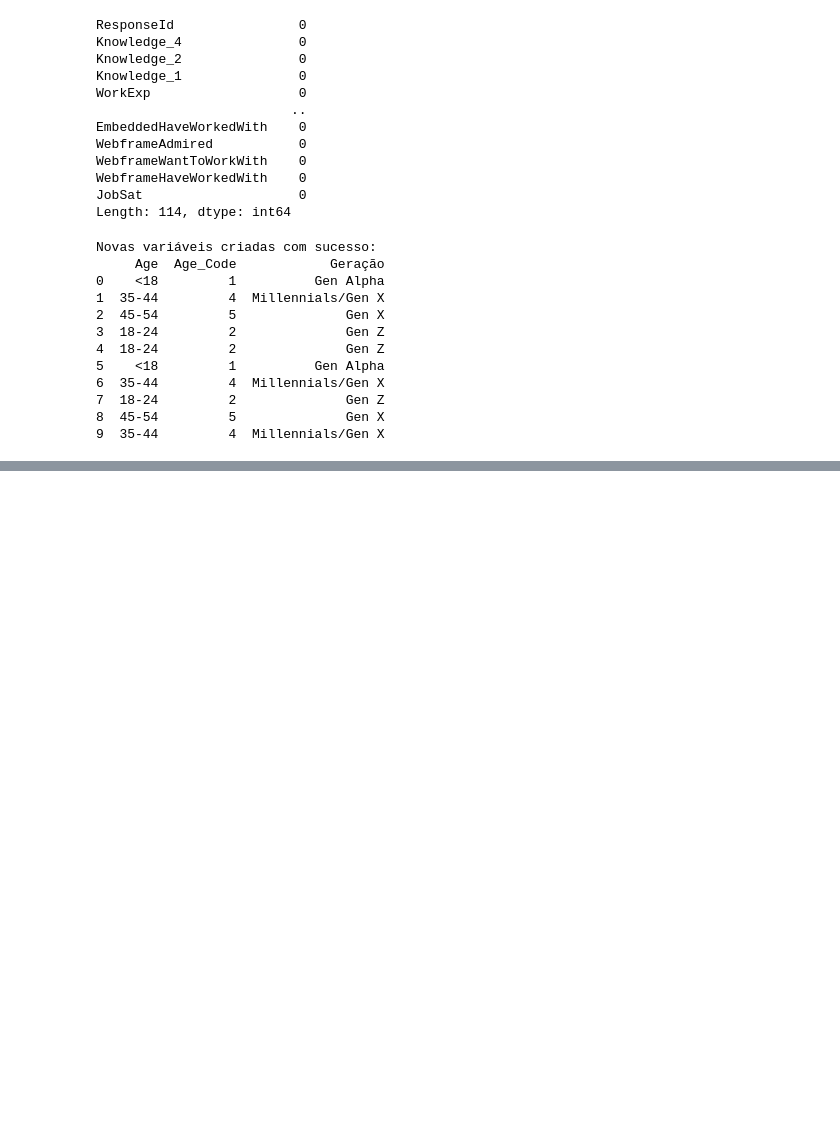
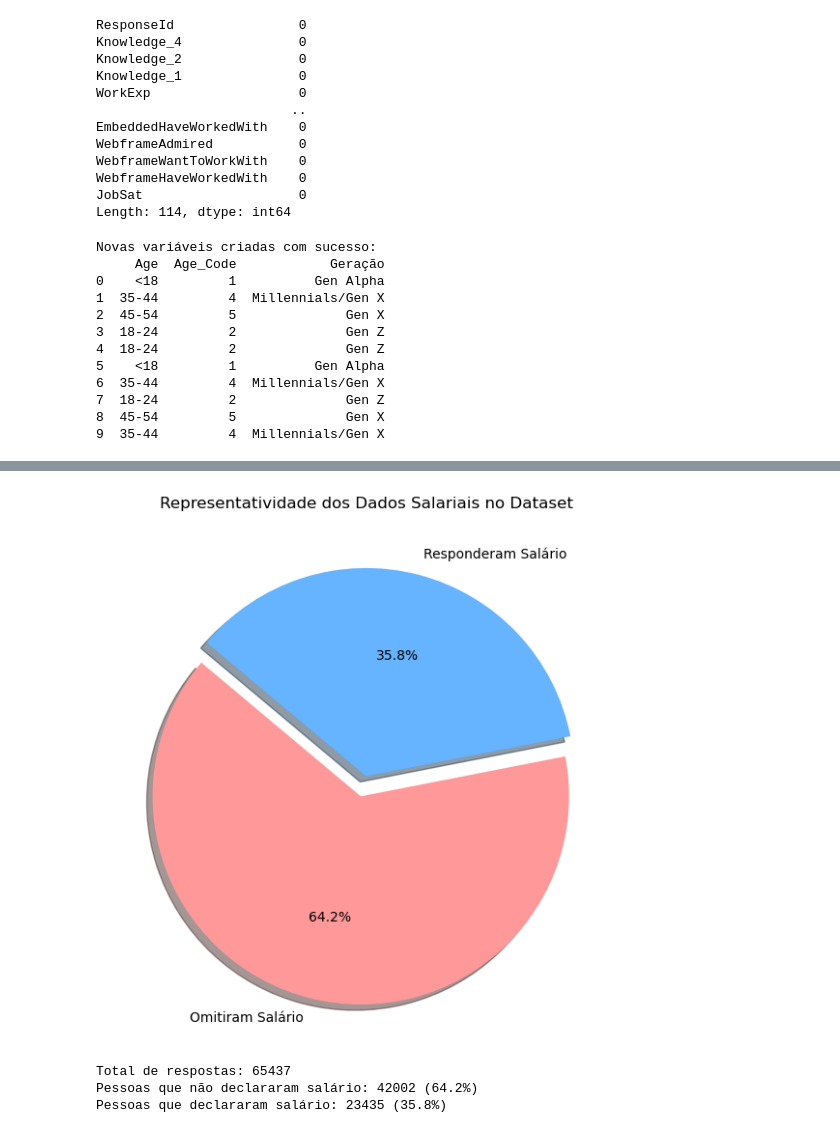
Before and after one commit to Rodrigo-CPEio/DataSet_GroupProject, a Jupyter notebook: Notebook_LAD.ipynb, the cells around one changed output, grey strips where cells are left out. Saved outputs shown, nothing was run; the diff lists cells and outputs as text; code cells hidden in the pictures; blank space fills up the shorter version.

```diff
--- a/Notebook_LAD.ipynb
+++ b/Notebook_LAD.ipynb
@@ -218,0 +254,32 @@ srp.to_csv('DATASET/dataset_limpo_geracoes.csv', index=False)
+# %%
+
+# 1. Total de registros
+total = len(srp)
+
+# 2. Corrigindo a contagem: pegamos os Nulos (NaN) OU os que são 0/negativos
+# O símbolo | significa "OU" em lógica de Pandas
+sem_salario = srp[srp['ConvertedCompYearly'].isna() | (srp['ConvertedCompYearly'] <= 0)].shape[0]
+
+# 3. O restante é quem respondeu com um valor válido
+com_salario = total - sem_salario
+
+# Dados para o gráfico
+labels = ['Omitiram Salário', 'Responderam Salário']
+sizes = [sem_salario, com_salario]
+colors = ['#ff9999', '#66b3ff']
+
+# Criar o gráfico
+plt.figure(figsize=(7, 7))
+# Adicionei o shadow=True e startangle=140 para ficar mais profissional
+plt.pie(sizes, labels=labels, autopct='%1.1f%%', startangle=140, colors=colors, explode=(0.1, 0), shadow=True)
+plt.title('Representatividade dos Dados Salariais no Dataset')
+plt.show()
+
+print(f"Total de respostas: {total}")
+print(f"Pessoas que não declararam salário: {sem_salario} ({(sem_salario/total)*100:.1f}%)")
+print(f"Pessoas que declararam salário: {com_salario} ({(com_salario/total)*100:.1f}%)")
+# %% [output]
+[figure, added]
+Total de respostas: 65437
+Pessoas que não declararam salário: 42002 (64.2%)
+Pessoas que declararam salário: 23435 (35.8%)
```
Also changed, not shown: parts of 17 cells of this notebook.
